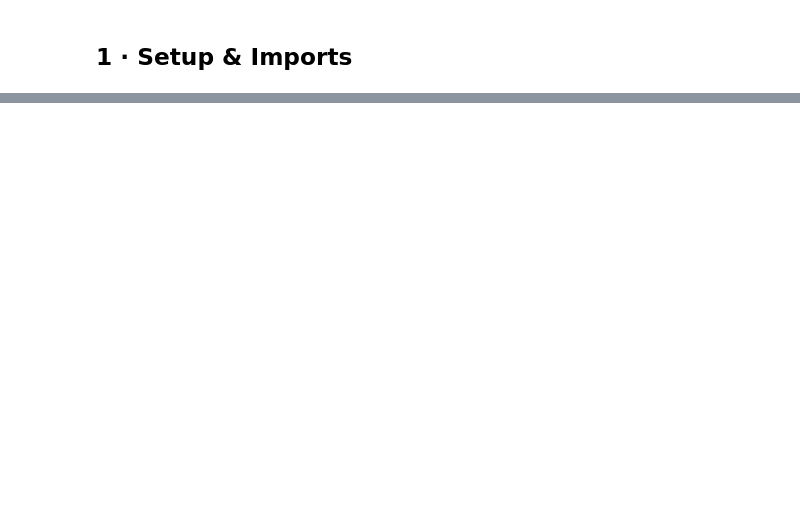
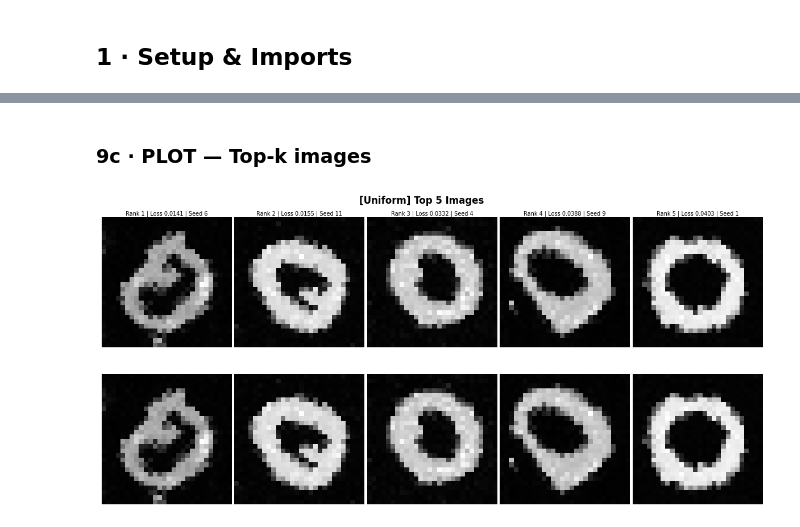
Before and after one commit to orineo1/conditional-matching-paper, a Jupyter notebook: MNIST/notebooks/MNIST_experiments.ipynb, the cells around one changed output, grey strips where cells are left out. Drawn from its saved outputs; the diff is of its cells as text; code cells hidden in the pictures; blank space fills up the shorter version.

```diff
--- a/MNIST/notebooks/MNIST_experiments.ipynb
+++ b/MNIST/notebooks/MNIST_experiments.ipynb
@@ -695,0 +735,7 @@ results_unimodal = run_experiment(
+# %% [markdown]
+### 9c · PLOT — Top-k images
+# %%
+top_ix_uniform=plot_top_k_images(payload_uniform, top_k=5, save_path='top5.png', save_no_title=True)
+# %% [output]
+[figure, added]
+[figure, added]
```
Also changed, not shown: parts of 68 cells of this notebook.
